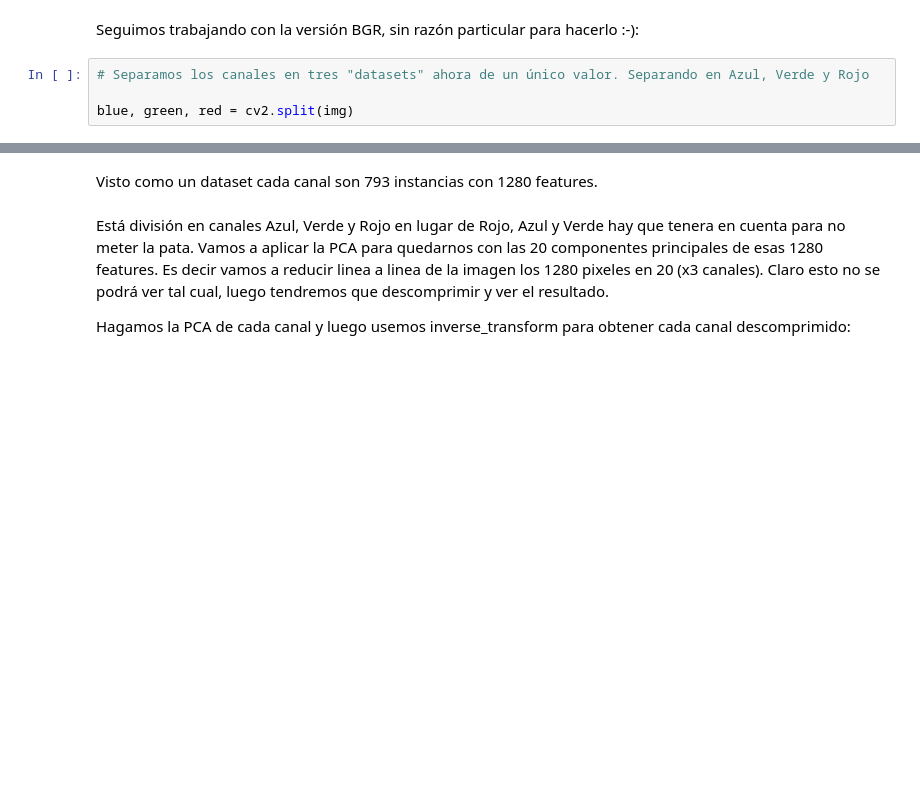
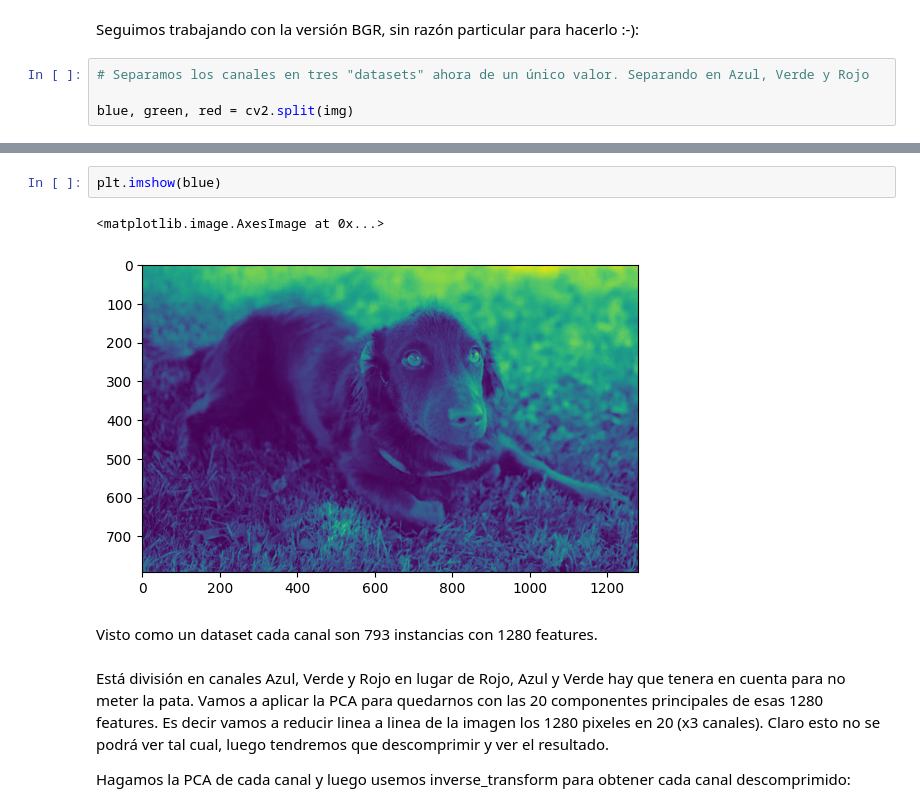
Before and after one commit to Nick-Brown-Git/ONLINE_DS_THEBRIDGE_repo_nicholas_brown, a Jupyter notebook: 04_Machine_Learning/Sprint_14/Unidad_01_ML_No_Supervisado_PCA/01_Workout/06_PCA_Aplicado_Compresion.ipynb, the cells around one changed output, grey strips where cells are left out. Cells and saved outputs as stored; diff of their text form; blank space fills up the shorter version.

```diff
--- a/04_Machine_Learning/Sprint_14/Unidad_01_ML_No_Supervisado_PCA/01_Workout/06_PCA_Aplicado_Compresion.ipynb
+++ b/04_Machine_Learning/Sprint_14/Unidad_01_ML_No_Supervisado_PCA/01_Workout/06_PCA_Aplicado_Compresion.ipynb
@@ -110,3 +117,8 @@ print(blue.shape) # Se ha convertido en un array con la altura en pixels, la anc
+# %%
+plt.imshow(blue)
+# %% [output]
+<matplotlib.image.AxesImage at 0x...>
+[figure, added]
 # %% [markdown]
 Visto como un dataset cada canal son 793 instancias con 1280 features.
 # %% [markdown]
```
Also changed, not shown: parts of 13 cells of this notebook, 1 other file.
